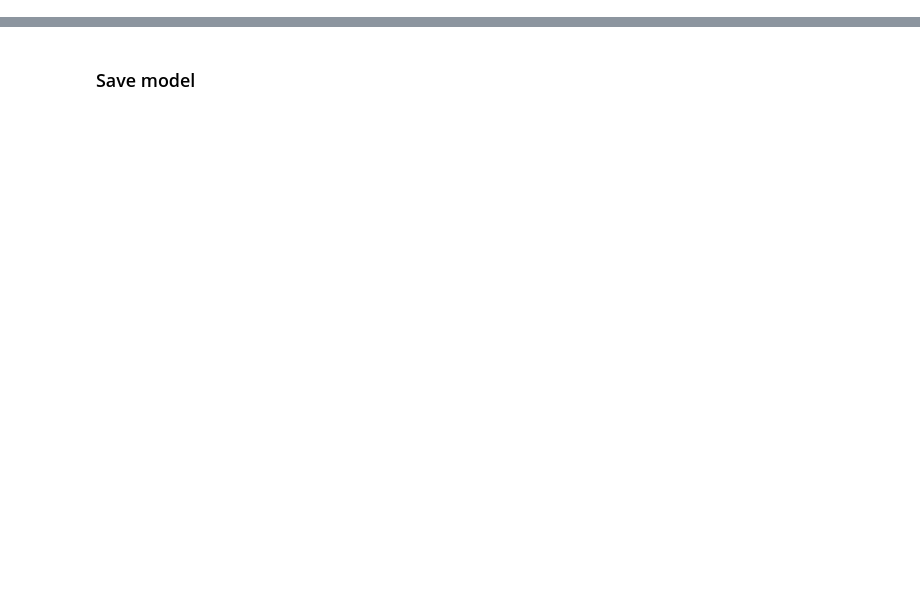
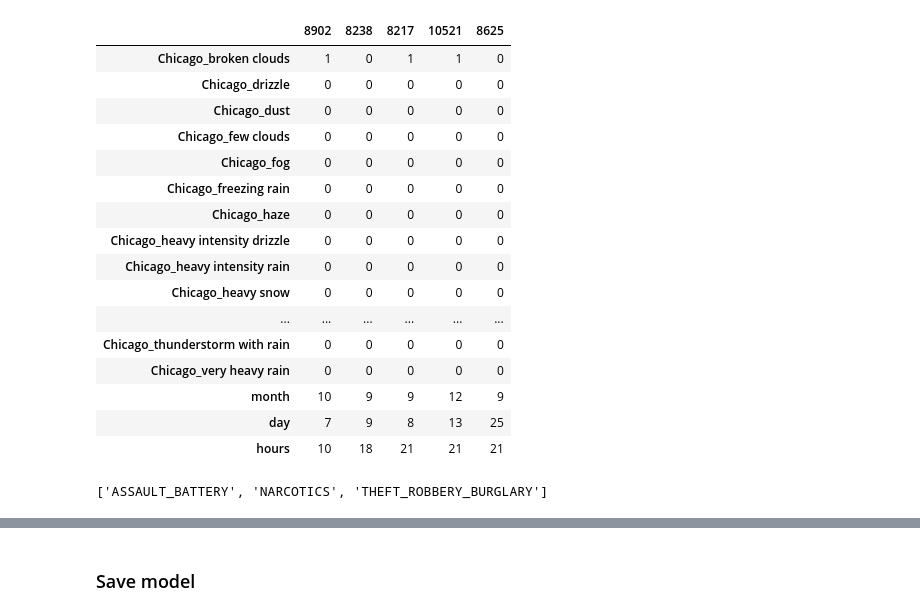
Before and after one commit to mlouarra/Chicago_Crime, a Jupyter notebook: notebooks/classification_crime_different_classifieur.ipynb, the cells around one changed output, grey strips where cells are left out. Drawn from its saved outputs; the diff is of its cells as text; code cells hidden in the pictures; blank space fills up the shorter version.

```diff
--- a/notebooks/classification_crime_different_classifieur.ipynb
+++ b/notebooks/classification_crime_different_classifieur.ipynb
@@ -101,5 +143,25 @@ df_temperature = obj_df_loaded.df_temperature()
 # %%
 df_sky = obj_df_loaded.df_sky()
+# %%
+df_sky.sample(5).T
+# %% [output]
+|  | 8902 | 8238 | 8217 | 10521 | 8625 |
+| Chicago_broken clouds | 1 | 0 | 1 | 1 | 0 |
+| Chicago_drizzle | 0 | 0 | 0 | 0 | 0 |
+| Chicago_dust | 0 | 0 | 0 | 0 | 0 |
+| Chicago_few clouds | 0 | 0 | 0 | 0 | 0 |
+| Chicago_fog | 0 | 0 | 0 | 0 | 0 |
+| Chicago_freezing rain | 0 | 0 | 0 | 0 | 0 |
+| Chicago_haze | 0 | 0 | 0 | 0 | 0 |
+| Chicago_heavy intensity drizzle | 0 | 0 | 0 | 0 | 0 |
+| Chicago_heavy intensity rain | 0 | 0 | 0 | 0 | 0 |
+| Chicago_heavy snow | 0 | 0 | 0 | 0 | 0 |
+| ... | ... | ... | ... | ... | ... |
+| Chicago_thunderstorm with rain | 0 | 0 | 0 | 0 | 0 |
+| Chicago_very heavy rain | 0 | 0 | 0 | 0 | 0 |
+| month | 10 | 9 | 9 | 12 | 9 |
+| day | 7 | 9 | 8 | 13 | 25 |
+| hours | 10 | 18 | 21 | 21 | 21 |
 # %%
 obj_features = extract_features_classification(config, df_crime_socio, df_temperature, df_sky)
 # %%
@@ -113,6 +175,10 @@ x_test = list_data[1]
 y_train = list_data[2]
 y_test = list_data[3]
 class_names = list_data[4]
+# %%
+class_names
+# %% [output]
+['ASSAULT_BATTERY', 'NARCOTICS', 'THEFT_ROBBERY_BURGLARY']
 # %%
 gboost_param_classification = {
     "n_estimators": st.randint(100, 200),
```
Also changed, not shown: parts of 19 cells of this notebook, 8 other files.
